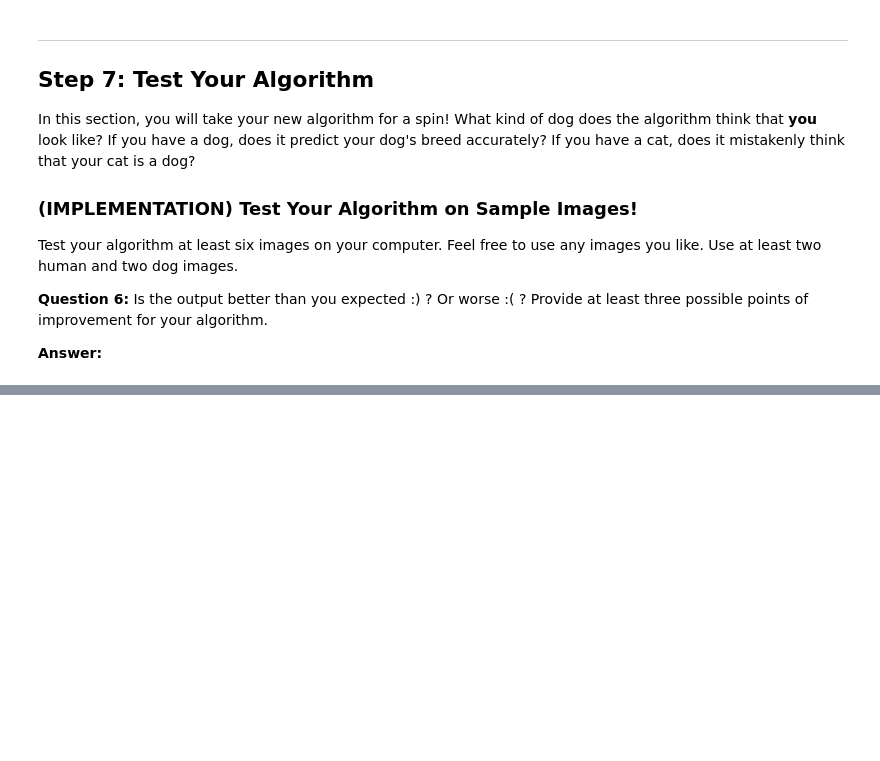
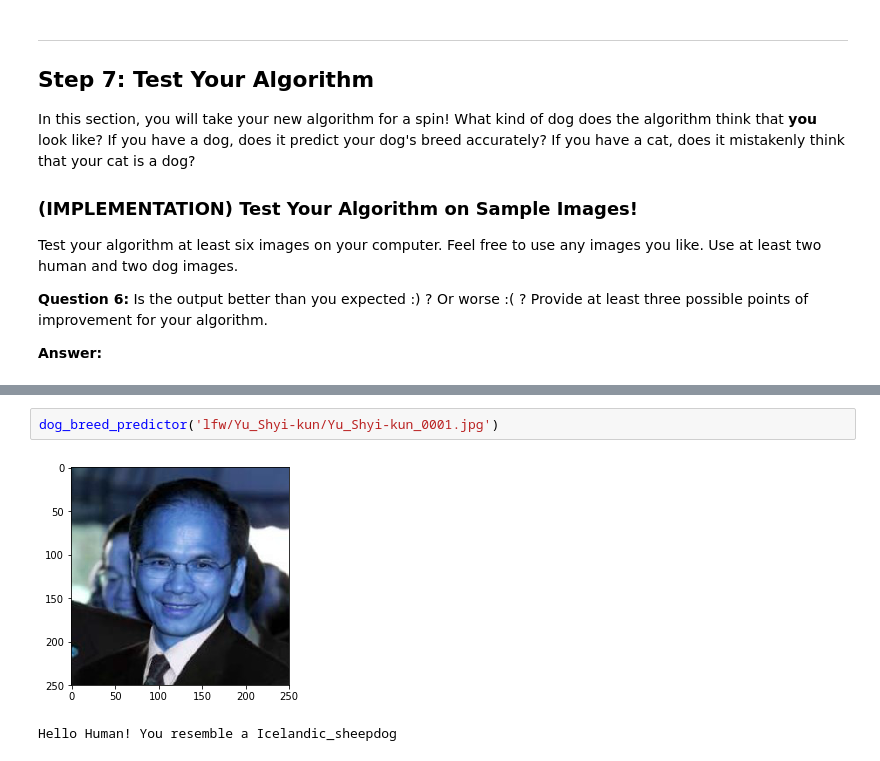
Before and after one commit to AnnoyinSamurai/dog-project, a Jupyter notebook: dog_app.ipynb, the cells around one changed output, grey strips where cells are left out. Saved outputs shown, nothing was run; the diff lists cells and outputs as text; blank space fills up the shorter version.

```diff
--- a/dog_app.ipynb
+++ b/dog_app.ipynb
@@ -755,0 +771,5 @@ __Answer:__
+# %%
+dog_breed_predictor('lfw/Yu_Shyi-kun/Yu_Shyi-kun_0001.jpg')
+# %% [output]
+[figure, added]
+Hello Human! You resemble a Icelandic_sheepdog
```
Also changed, not shown: parts of 18 cells of this notebook, 3 other files.
